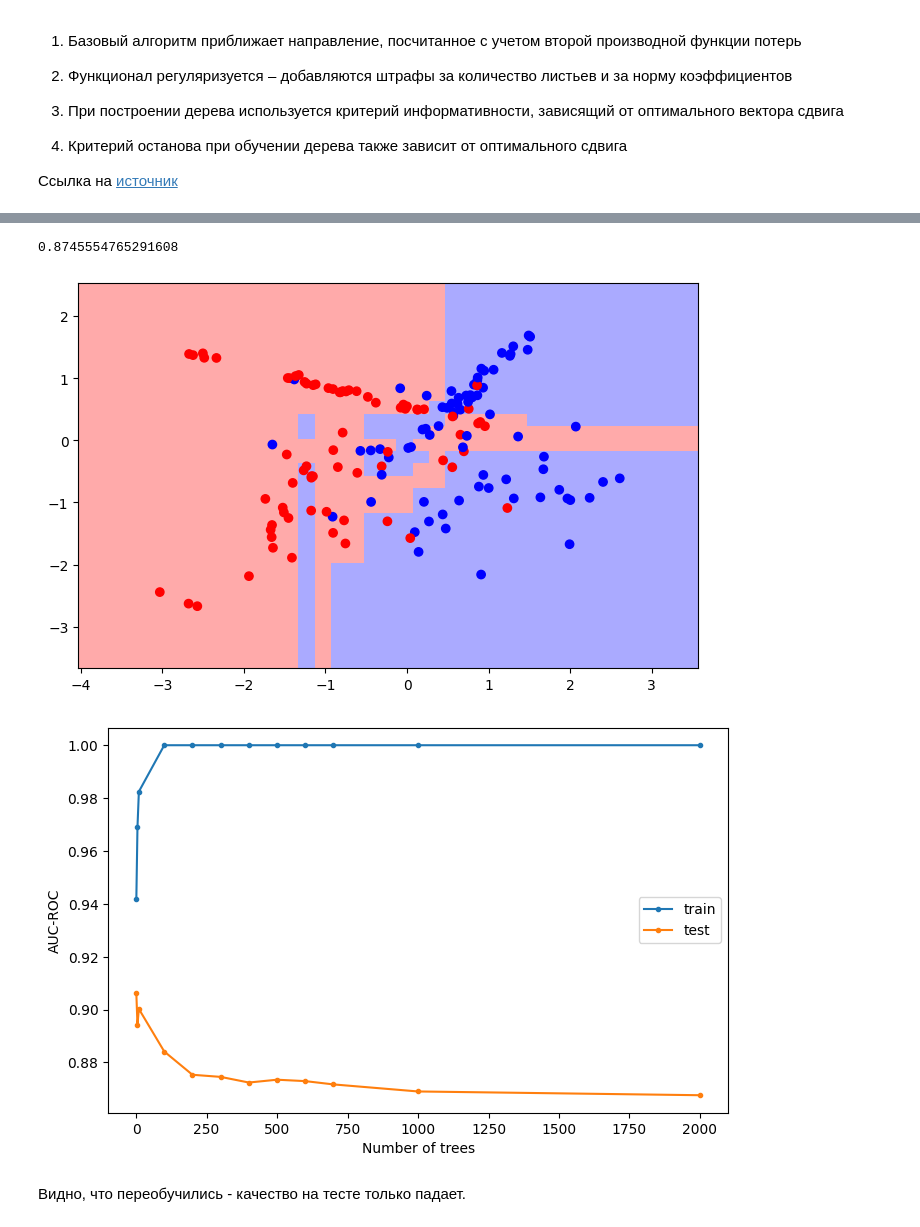
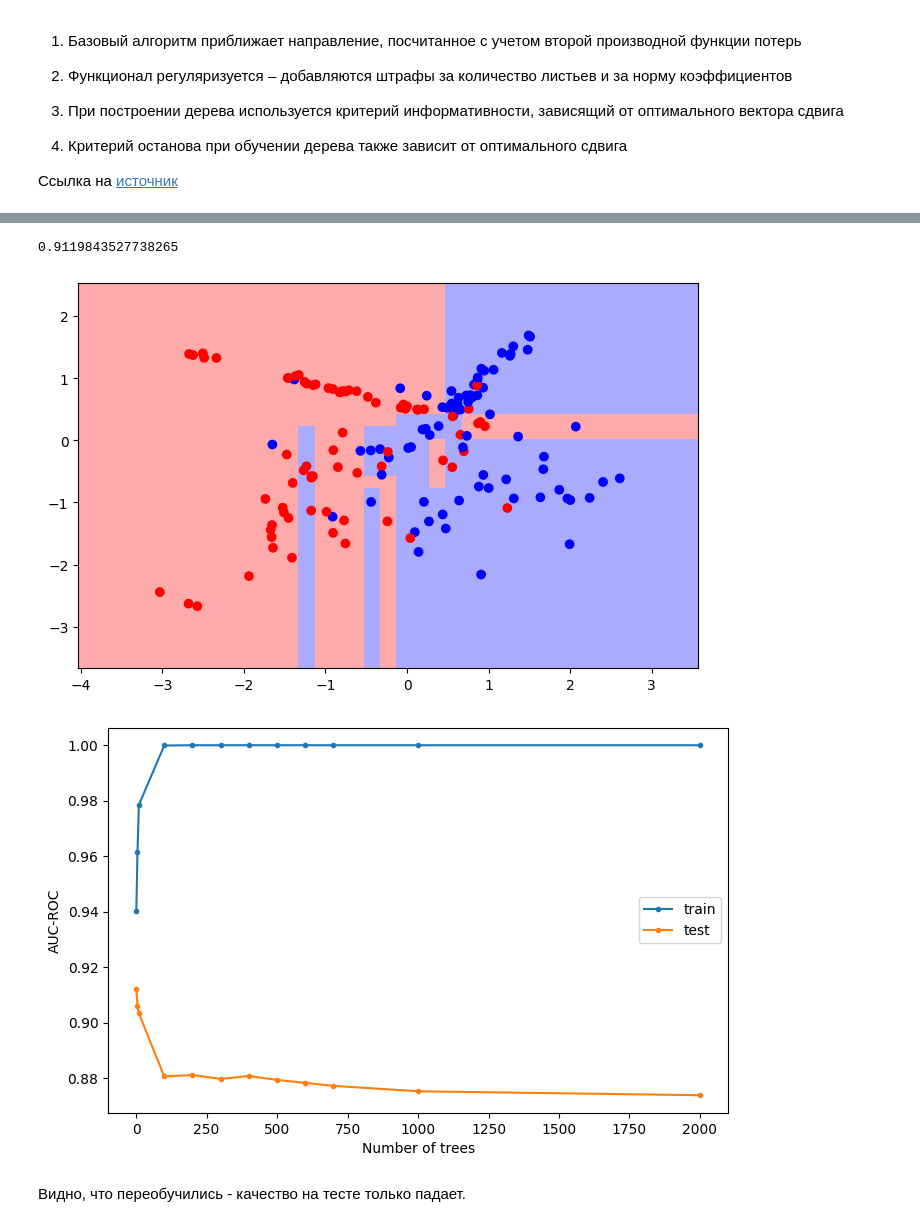
Before and after one commit to Murcha1990/ML_AI25, a Jupyter notebook: Lesson12_Boostings&Interpretation/AI_ML_boostings.ipynb, the cells around one changed output, grey strips where cells are left out. Drawn from its saved outputs; the diff is of its cells as text; code cells hidden in the pictures.

```diff
--- a/Lesson12_Boostings&Interpretation/AI_ML_boostings.ipynb
+++ b/Lesson12_Boostings&Interpretation/AI_ML_boostings.ipynb
@@ -193,14 +210,14 @@ plt.show()
 # %%
 from xgboost import XGBClassifier
 
-xgb = XGBClassifier(n_estimators=300, verbosity=0)
+xgb = XGBClassifier(n_estimators=3, verbosity=0)
 xgb.fit(X_train, y_train)
 plot_surface(X_test, y_test, xgb)
 
 print(roc_auc_score(y_test, xgb.predict_proba(X_test)[:, 1]))
 # %% [output]
-0.8745554765291608
+0.9119843527738265
-[figure, old version]
+[figure, new version]
 # %%
 n_trees = [1, 5, 10, 100, 200, 300, 400, 500, 600, 700, 1000, 2000]
 quals_train = []
@@ -222,7 +239,7 @@ plt.legend()
 
 plt.show()
 # %% [output]
-[figure, old version]
+[figure, new version]
 # %% [markdown]
 Видно, что переобучились - качество на тесте только падает.
 # %% [markdown]
```
Also changed, not shown: parts of 8 cells of this notebook.
